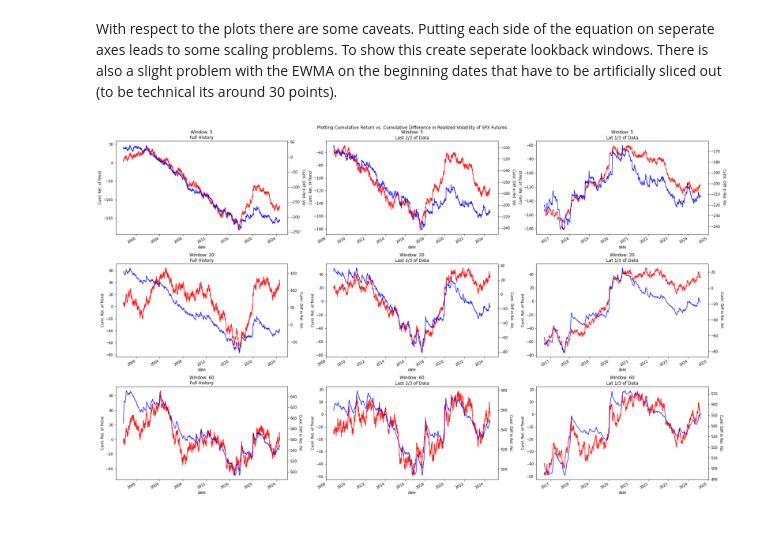
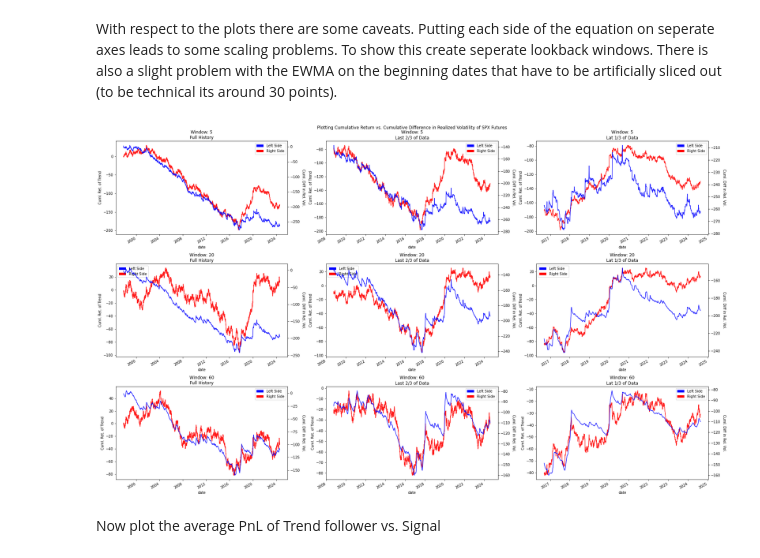
Before and after one commit to diegodalvarez/TrendConvexity, a Jupyter notebook: notebooks/RebuildTrendConvexity.ipynb, the cells around one changed output. Saved outputs shown, nothing was run; the diff lists cells and outputs as text; code cells hidden in the pictures; blank space fills up the shorter version.

```diff
--- a/notebooks/RebuildTrendConvexity.ipynb
+++ b/notebooks/RebuildTrendConvexity.ipynb
@@ -124,15 +125,12 @@ R_t = \frac{D_t}{\sigma_{t-1}}
 $$
 They authors set these parameters as $\gamma = 1.05$ and $\tau_{\sigma} = 10$.
 # %%
-def _get_norm_rt(df: pd.DataFrame, tau: int = 10) -> pd.DataFrame:
+def _get_norm_rt(df: pd.DataFrame, tau: int = 10, gamma: float =  1.05) -> pd.DataFrame:
 
     df_out = (df_spx.assign(
         px_diff = lambda x: x.price.diff(),
-        vol = lambda x: x.px_diff.apply(
-            lambda y: y ** 2).
-            ewm(span = tau, adjust = False).mean().
-            apply(lambda z: np.sqrt(z)).shift(),
-        r_t = lambda x: x.px_diff / x.vol))
+        vol = lambda x: x.px_diff.ewm(span = tau, adjust = False).std() * gamma,
+        r_t = lambda x: x.px_diff / x.vol.shift()))
 
     return df_out
 
@@ -204,35 +202,45 @@ def _tmp_plot(df_tmp: pd.DataFrame, i: int, j: int, window: int, ax, name):
         alpha = 0.9,
         title = "Window: {}\n{}".format(window, name)))
 
+    color_dict = {
+        "Left Side": "Blue",
+        "Right Side": "Red"}
+
+    legend_elements = [Patch(facecolor = color_dict[security_kind], label = security_kind) for security_kind in color_dict.keys()]
+
     ax[i,j].set_ylabel("Cuml. Ret. of Trend")
     ax_copy.set_ylabel("Cuml. Diff in Rel. Vol.", rotation = 270, labelpad = 15)
+
+    ax[i,j].legend(handles = legend_elements)
 
 def plot_predictions(df_predictions: pd.DataFrame) -> plt.Figure:
 
     lookbacks = df_predictions.window.drop_duplicates().to_list()
 
     right_ylabel = r"$\frac{\lambda \tau}{\tau - 1} \left( \tau \mathcal{L}_{\tau}^2[R_t] - \mathcal{L}_{\tau'}[R_t^2]\right)$"
     left_ylabel = r"$\mathcal{L}_{\tau'}[G_t]$"
 
     title_namer = {
         4_000: "Last 2/3 of Data",
         2_000: "Lat 1/3 of Data"}
 
     fig, axes = plt.subplots(ncols = len(lookbacks), nrows = 3, figsize = (25,15))
     for i, lookback in enumerate(lookbacks):
 
         df_tmp = (df_predictions.query(
             "window == @lookback").
             drop(columns = ["window"]).
             iloc[30:])
 
         _tmp_plot(df_tmp, i, 0, lookback, axes, "Full History")
         _tmp_plot(df_tmp.tail(4_000), i, 1, lookback, axes, title_namer[4_000])
         _tmp_plot(df_tmp.tail(2_000), i, 2, lookback, axes, title_namer[2_000])
 
     fig.suptitle("Plotting Cumulative Return vs. Cumulative Difference in Realized Volatility of SPX Futures")
     plt.tight_layout()
 
 plot_predictions(df_predictions)
 # %% [output]
-[figure, old version]
+[figure, new version]
+# %% [markdown]
+Now plot the average PnL of Trend follower vs. Signal
```
Also changed, not shown: parts of 3 cells of this notebook.
